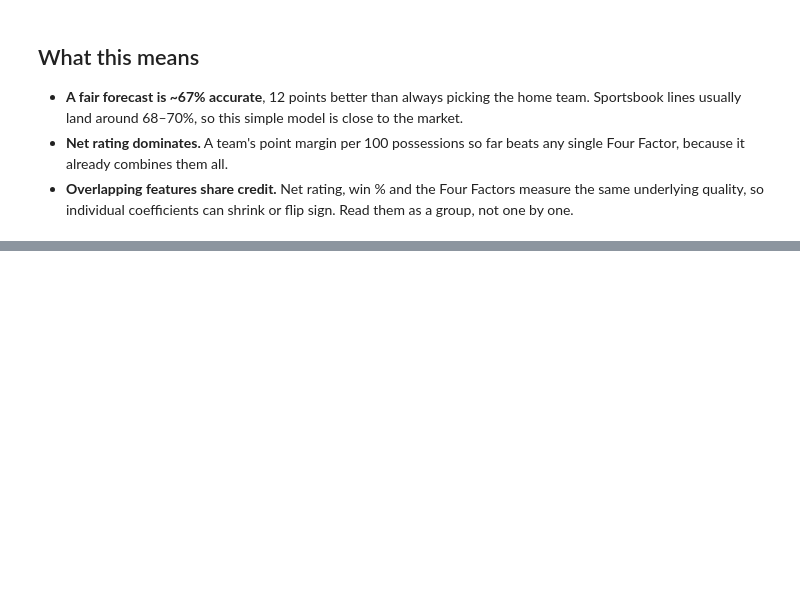
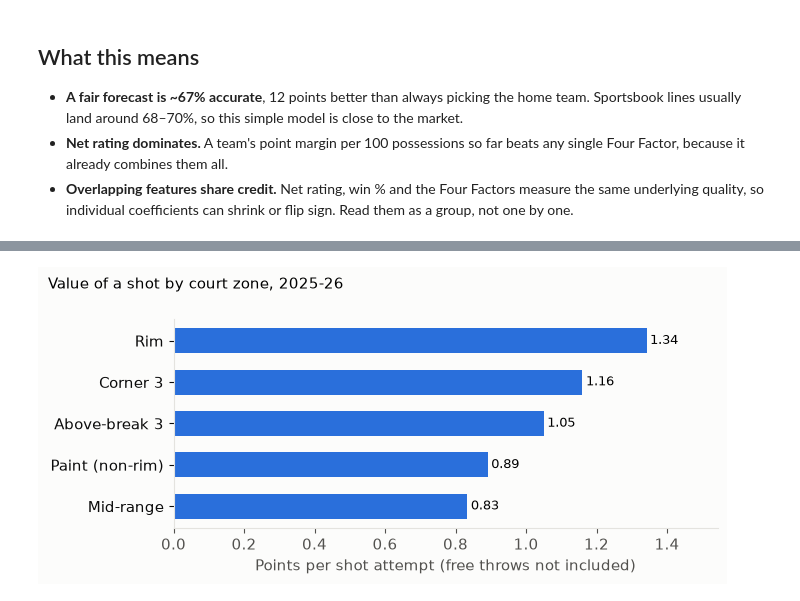
Before and after one commit to QYang5917/nba-win-predictors, a Jupyter notebook: notebooks/analysis.ipynb, the cells around one changed output, grey strips where cells are left out. Cells and saved outputs as stored; diff of their text form; code cells hidden in the pictures; blank space fills up the shorter version.

Commit message:
Test the 3-point hypothesis: shot value by zone, speed vs efficiency
Co-Authored-By: Claude Opus 5.5 <noreply@anthropic.com>

```diff
--- a/notebooks/analysis.ipynb
+++ b/notebooks/analysis.ipynb
@@ -270,0 +313,10 @@ imp.reindex(imp['Coefficient (std.)'].abs().sort_values(ascending=False).index).
+# %%
+z = pd.read_csv('../data/raw/team_shot_zones.csv')
+ZONES = {'Rim': ('Restricted Area', 2), 'Paint (non-rim)': ('In The Paint (Non-RA)', 2),
+         'Mid-range': ('Mid-Range', 2), 'Corner 3': ('Corner 3', 3), 'Above-break 3': ('Above the Break 3', 3)}
+lg = z.groupby('SEASON').sum(numeric_only=True)
+pps = pd.DataFrame({k: v * lg[f'{col} FGM'] / lg[f'{col} FGA'] for k, (col, v) in ZONES.items()})
+share = pd.DataFrame({k: lg[f'{col} FGA'] for k, (col, v) in ZONES.items()})
+share = share.div(share.sum(axis=1), axis=0)
+print('Points per shot (league):'); display(pps.round(2))
+print('Share of all shots:'); display(share.round(3))
@@ -270,0 +370,15 @@ imp.reindex(imp['Coefficient (std.)'].abs().sort_values(ascending=False).index).
+# %%
+latest = pps.iloc[-1].sort_values()
+fig, ax = plt.subplots(figsize=(7, 3.2))
+ax.barh(latest.index, latest.values, color='#2a6fdb', height=0.6)
+for y, v in enumerate(latest.values):
+    ax.text(v + 0.01, y, f'{v:.2f}', va='center', fontsize=9)
+ax.set_xlabel('Points per shot attempt (free throws not included)')
+ax.set_xlim(0, latest.max() * 1.15)
+ax.spines[['top', 'right']].set_visible(False)
+fig.suptitle(f'Value of a shot by court zone, {pps.index[-1]}', x=0.02, ha='left', fontsize=11)
+fig.tight_layout()
+fig.savefig('../figures/points_per_shot_by_zone.png', dpi=150, bbox_inches='tight')
+plt.show()
+# %% [output]
+[figure, added]
```
Also changed, not shown: parts of 7 cells of this notebook, 6 other files.
